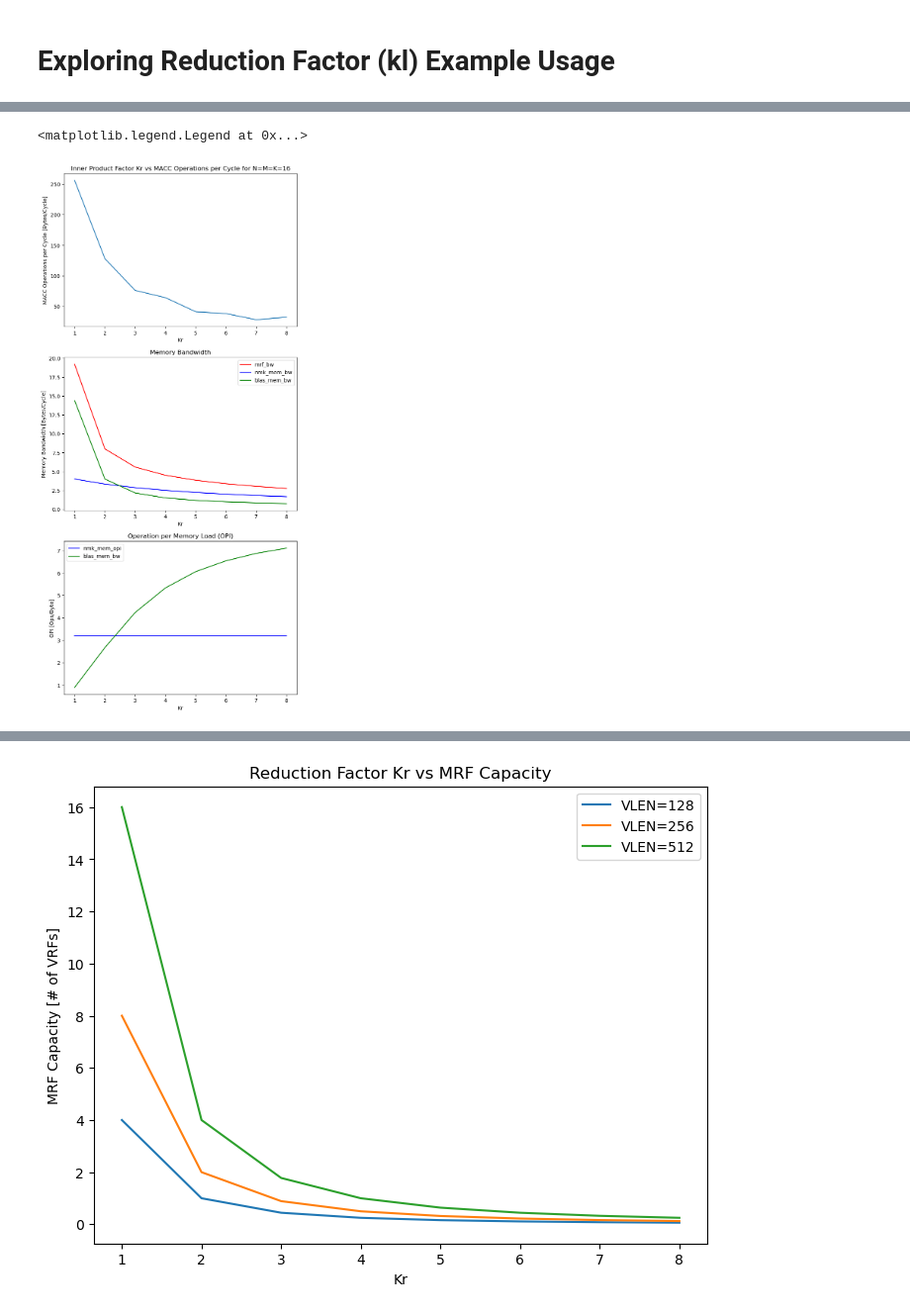
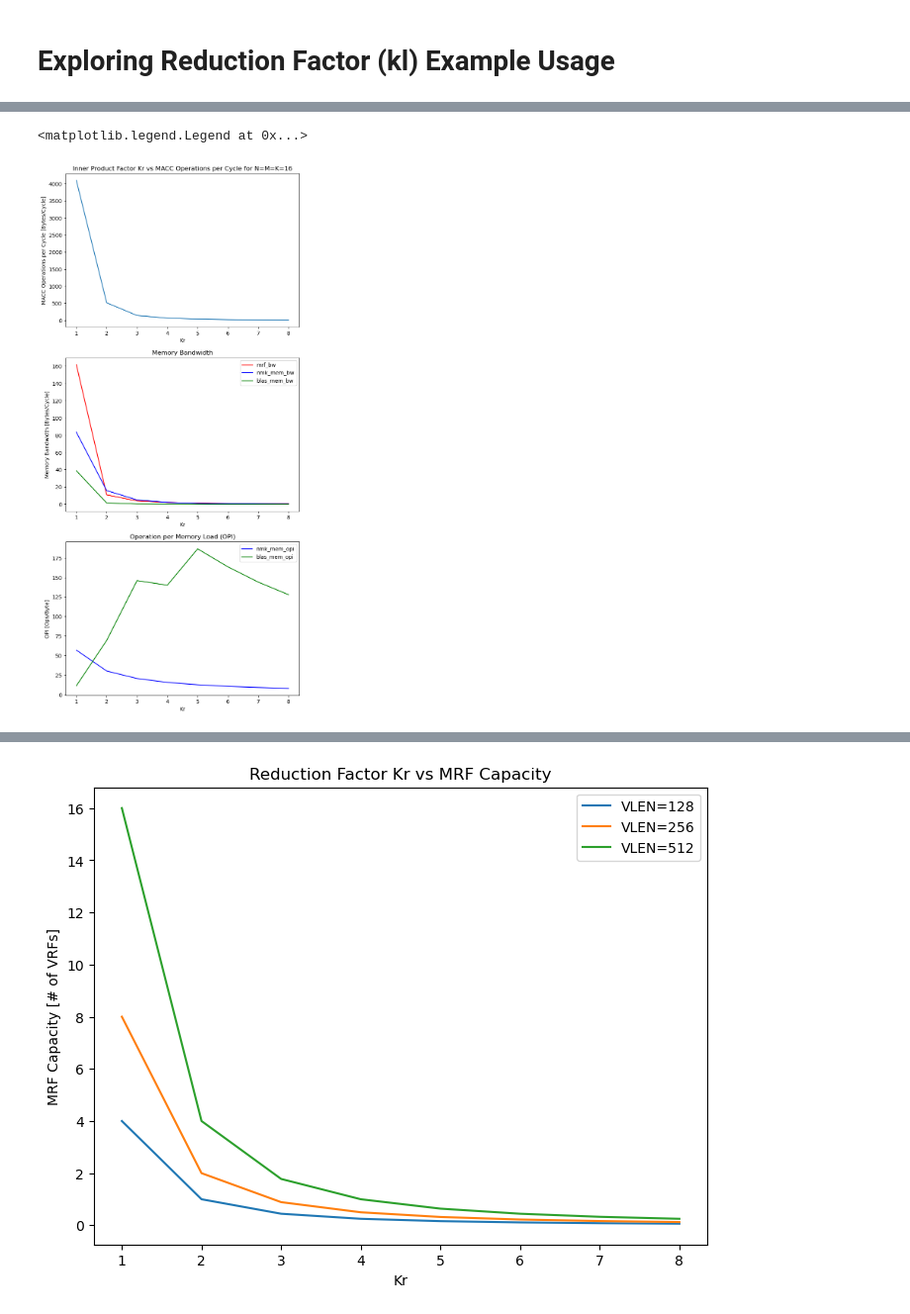
Before and after one commit to miles-rusch-berkeley/opu-model, a Jupyter notebook: reduceK.ipynb, the cells around one changed output, grey strips where cells are left out. Shown: that part at 99% size. Cells and saved outputs as stored; diff of their text form; code cells hidden in the pictures.

Commit message:
update reduceK plots

```diff
--- a/reduceK.ipynb
+++ b/reduceK.ipynb
@@ -38,40 +48,49 @@ Text(0, 0.5, 'Area [um^2]')
 # %%
 fig, axs = plt.subplots(3, figsize=(8,18))
 axs[0].set_title('Inner Product Factor Kr vs MACC Operations per Cycle for N=M=K=16')
 axs[0].set_xlabel('Kr')
 axs[0].set_ylabel('MACC Operations per Cycle [Bytes/Cycle]')
 axs[1].set_title('Memory Bandwidth')
 axs[1].set_xlabel('Kr')
 axs[1].set_ylabel('Memory Bandwidth [Bytes/Cycle]')
 axs[2].set_title('Operation per Memory Load (OPI)')
 axs[2].set_xlabel('Kr')
 axs[2].set_ylabel('OPI [Ops/Byte]')
 
 kls = np.array(range(1,9))
-K = 16
-perf_model = fmodel.init_pm(vlB=np.array([512/8]),
-                            kl=kls,
-                            M=np.array([K]),
-                            N=np.array([K]),
-                            K=np.array([K]))
+K = 512
+mrf_bw = np.zeros(len(kls))
+blas_mem_bw = np.zeros(len(kls))
+nmk_mem_bw = np.zeros(len(kls))
+blas_mem_opi = np.zeros(len(kls))
+nmk_mem_opi = np.zeros(len(kls))
+opc = np.zeros(len(kls))
+for i, kl in enumerate(kls):
+    perf_model = fmodel.init_pm(vlB=np.array([512/8/kl]),
+                        kl=np.array([kl]),
+                        M=np.array([K]),
+                        N=np.array([K]),
+                        K=np.array([K])
+                        )
+    blas_mem_opi[i] = perf_model['blas_mem_opi']
+    nmk_mem_opi[i] = perf_model['nmk_mem_opi']
 
-blas_mem_bw = perf_model['blas_mem_bw']
-blas_mem_opi = perf_model['blas_mem_opi']
-nmk_mem_bw = perf_model['nmk_mem_bw']
-nmk_mem_opi = perf_model['nmk_mem_opi']
-mrf_bw = perf_model['mrf_bw']
-opc = perf_model['ops_cycle']
+    blas_mem_bw[i] = perf_model['blas_mem_bw']
+
+    nmk_mem_bw[i] = perf_model['nmk_mem_bw']
+    mrf_bw[i] = perf_model['mrf_bw']
+    opc[i] = perf_model['ops_cycle']
 
 axs[0].plot(kls, opc)
 
 axs[1].plot(kls, mrf_bw, color='r')
 axs[1].plot(kls, nmk_mem_bw, color='b')
 axs[1].plot(kls, blas_mem_bw, color='g')
 axs[1].legend(['mrf_bw', 'nmk_mem_bw', 'blas_mem_bw'])
 
 axs[2].plot(kls, nmk_mem_opi, color='b')
 axs[2].plot(kls, blas_mem_opi, color='g')
-axs[2].legend(['nmk_mem_opi', 'blas_mem_bw'])
+axs[2].legend(['nmk_mem_opi', 'blas_mem_opi'])
 # %% [output]
 <matplotlib.legend.Legend at 0x...>
-[figure, old version]
+[figure, new version]
```
Also changed, not shown: parts of 4 cells of this notebook.
